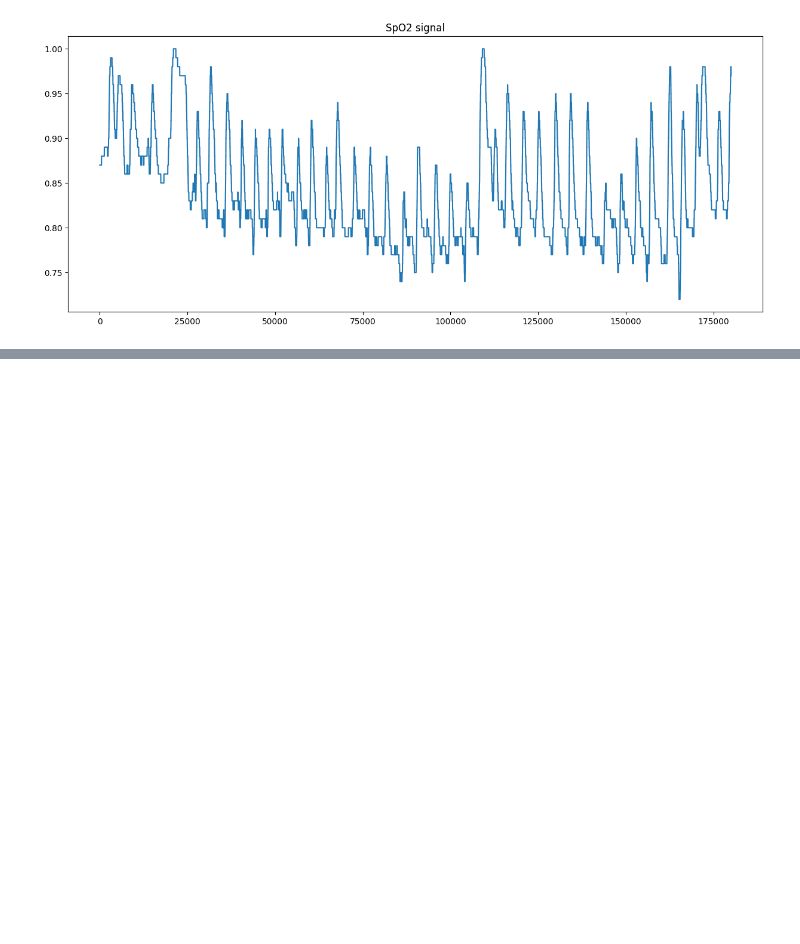
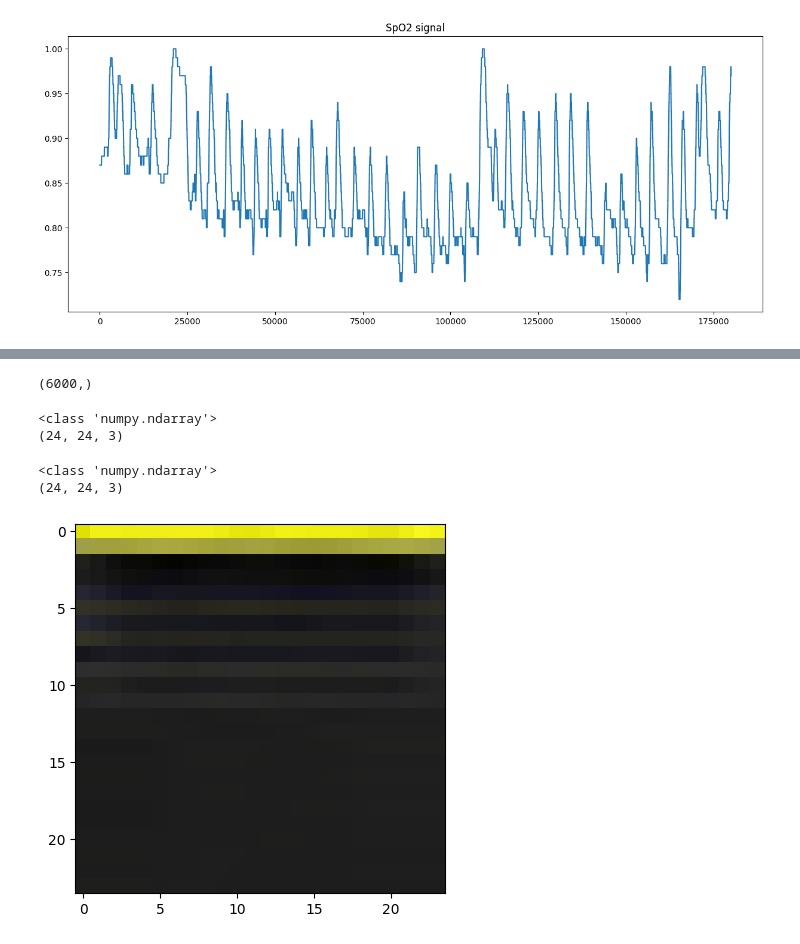
Before and after one commit to lucky-and-minie222702/OSA-detection-using-ECG, a Jupyter notebook: view_signal.ipynb, the cells around one changed output, grey strips where cells are left out. Cells and saved outputs as stored; diff of their text form; code cells hidden in the pictures; blank space fills up the shorter version.

```diff
--- a/view_signal.ipynb
+++ b/view_signal.ipynb
@@ -66,0 +49,25 @@ plt.show()
+# %%
+print(X_0[0].shape)
+# %% [output]
+(6000,)
+# %%
+x = feature_extract(X_0[:1:]).squeeze()
+print(x.shape)
+# %% [output]
+<class 'numpy.ndarray'>
+(24, 24, 3)
+# %%
+x = feature_extract(X_0[:1:]).squeeze()
+print(x.shape)
+def mfcc_to_img(mfcc):
+    maxx = np.max(mfcc)
+    minn = np.min(mfcc)
+    mfcc = (mfcc - minn) / maxx
+    mfcc *= 255
+    return mfcc.astype(np.uint8)
+plt.imshow(mfcc_to_img(x))
+plt.show()
+# %% [output]
+<class 'numpy.ndarray'>
+(24, 24, 3)
+[figure, added]
```
Also changed, not shown: parts of 6 cells of this notebook, 8 other files.
